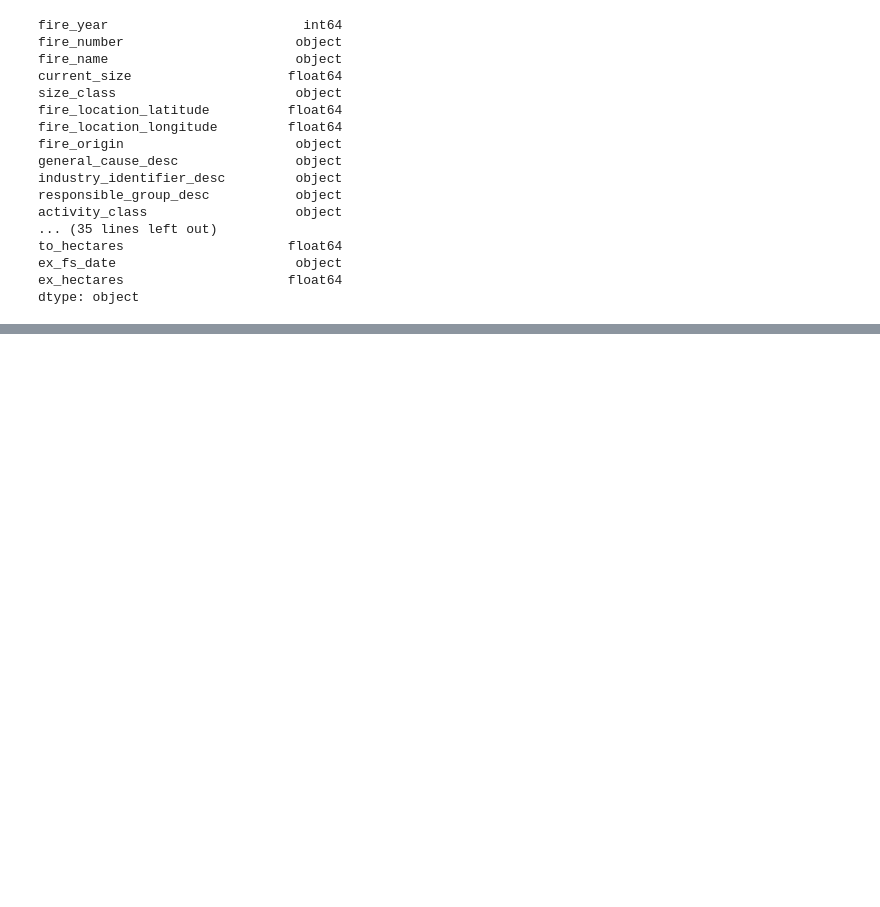
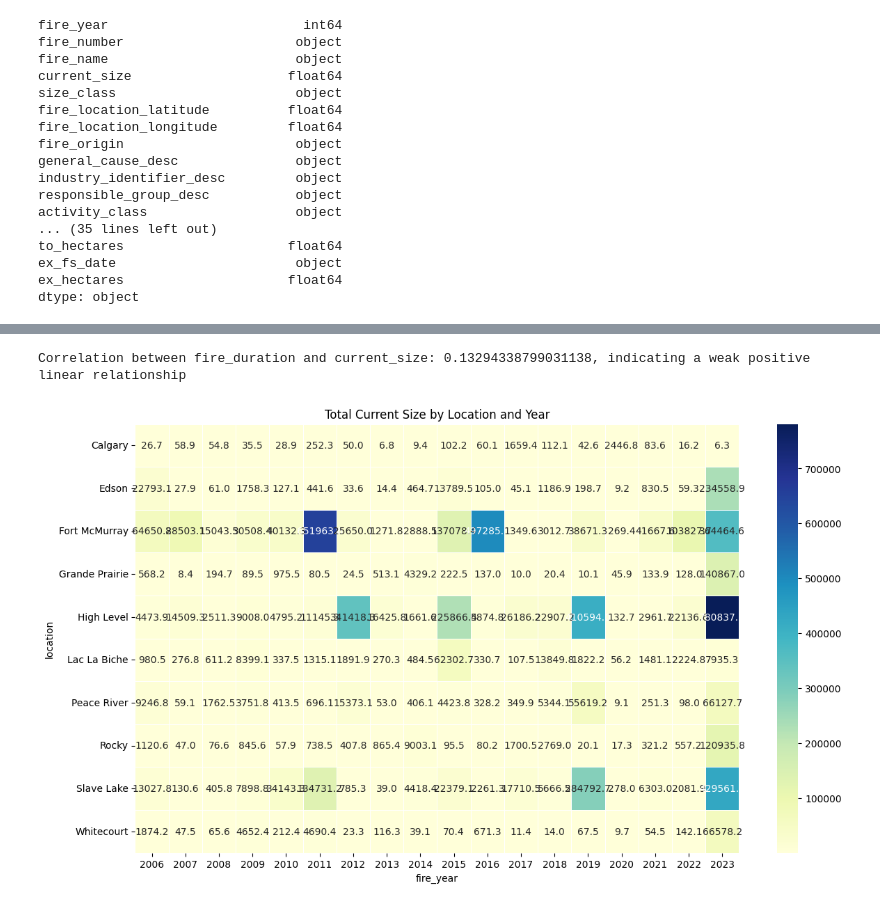
Before and after one commit to galsaidi/Data695, a Jupyter notebook: project.ipynb, the cells around one changed output, grey strips where cells are left out. Saved outputs shown, nothing was run; the diff lists cells and outputs as text; code cells hidden in the pictures; blank space fills up the shorter version.

```diff
--- a/project.ipynb
+++ b/project.ipynb
@@ -59,0 +81,7 @@ dtype: object
+# %%
+# Convert date columns to datetime
+date_columns = ['fire_start_date', 'discovered_date', 'reported_date', 'start_for_fire_date', 'dispatch_date', 'assessment_datetime','ia_arrival_at_fire_date', 'fire_fighting_start_size', 'first_bucket_drop_date', 'bh_fs_date', 'uc_fs_date', 'to_fs_date', 'ex_fs_date']
+
+# Convert each column to datetime
+for col in date_columns:
+    data[col] = pd.to_datetime(data[col], errors='coerce')
@@ -59,0 +102,41 @@ dtype: object
+# %%
+# Calculate the correlation between fire_duration and current_size
+correlation_value = data['fire_duration'].corr(data['current_size'])
+
+print(f"Correlation between fire_duration and current_size: {correlation_value}, indicating a weak positive linear relationship")
+# %% [output]
+Correlation between fire_duration and current_size: 0.13294338799031138, indicating a weak positive linear relationship
+# %%
+# Create a location column
+# Extracting the first letter into a new column 'location'
+data['location'] = data['fire_number'].str[0]
+
+# Mapping dictionary for location
+location_map = {
+    'C': 'Calgary',
+    'E': 'Edson',
+    'H': 'High Level',
+    'G': 'Grande Prairie',
+    'L': 'Lac La Biche',
+    'M': 'Fort McMurray',
+    'P': 'Peace River',
+    'R': 'Rocky',
+    'S': 'Slave Lake',
+    'W': 'Whitecourt'
+}
+
+# Replace the values in 'location' column using the mapping dictionary
+data['location'].replace(location_map, inplace=True)
+# %%
+# Group by 'location' and 'fire_year' and calculate the total current_size
+grouped_location_year = data.groupby(['location', 'fire_year']).agg({'current_size': 'sum'}).reset_index()
+
+# Pivot the table to get years as columns and locations as rows
+pivot_table = grouped_location_year.pivot(index='location', columns='fire_year', values='current_size')
+
+plt.figure(figsize=(14, 8))
+sns.heatmap(pivot_table, annot=True, fmt=".1f", cmap="YlGnBu", linewidths=.5)
+plt.title('Total Current Size by Location and Year')
+plt.show()
+# %% [output]
+[figure, added]
```
Also changed, not shown: parts of 8 cells of this notebook.
